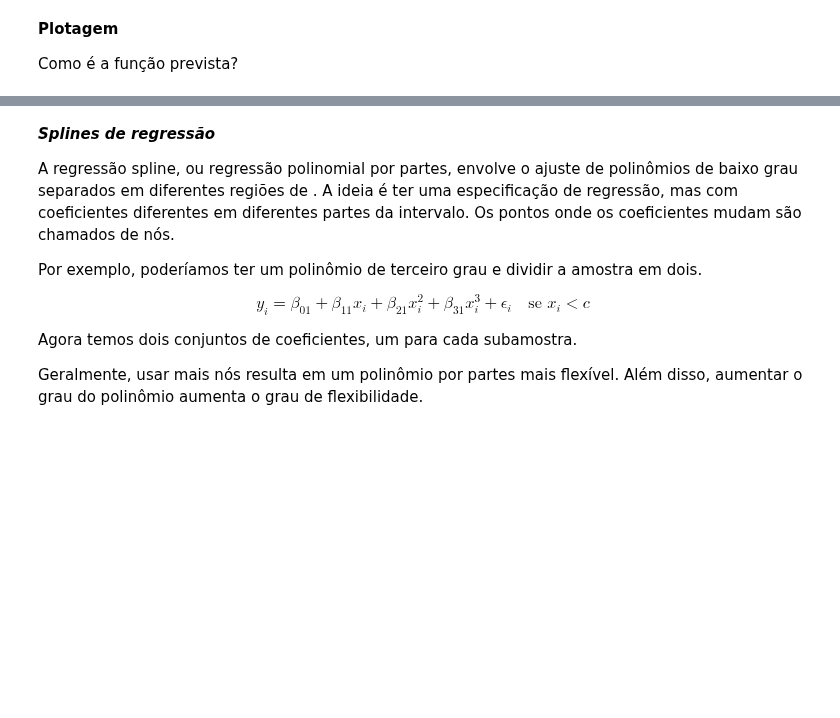
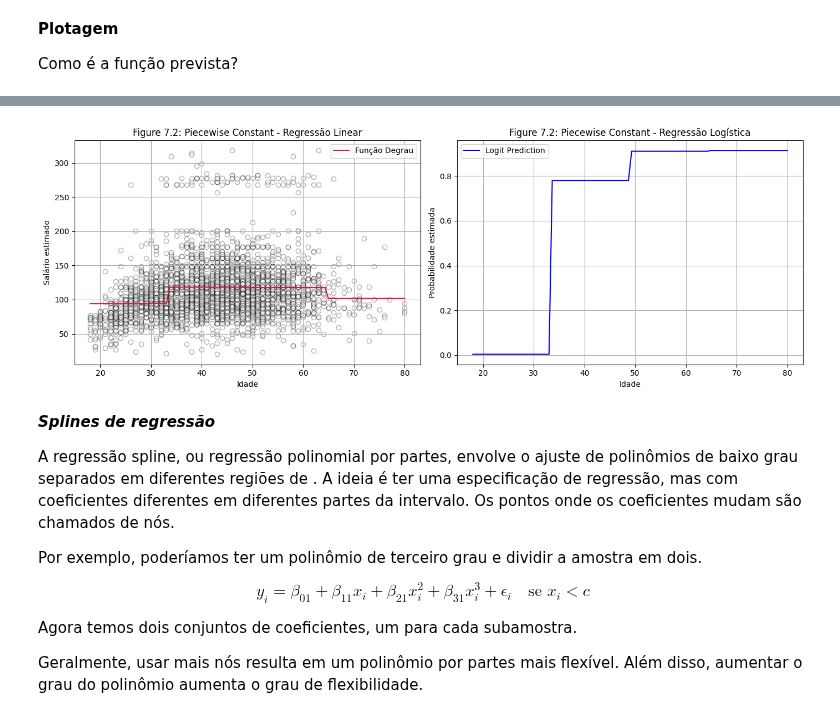
Before and after one commit to Daniel-Uhr/ComputationalEconomics_Notes, a Jupyter notebook: 10_NonLinearReg.ipynb, the cells around one changed output, grey strips where cells are left out. Cells and saved outputs as stored; diff of their text form; code cells hidden in the pictures; blank space fills up the shorter version.

```diff
--- a/10_NonLinearReg.ipynb
+++ b/10_NonLinearReg.ipynb
@@ -551,3 +672,32 @@ plot_predictions(X, y, x_grid, y_hat2, y01_hat2, 'Figure 7.2: Piecewise Constant
+# %%
+def plot_predictions(age, y_real, x_grid, y_hat_ols, y_hat_logit, title):
+    import matplotlib.pyplot as plt
+
+    fig, ax = plt.subplots(1, 2, figsize=(14, 5))
+
+    # Gráfico 1 - Regressão Linear (OLS)
+    ax[0].scatter(age, y_real, color='w', edgecolor='k', alpha=0.3)
+    ax[0].plot(x_grid, y_hat_ols, color='crimson', label='Função Degrau')
+    ax[0].set_title(title + ' - Regressão Linear')
+    ax[0].set_xlabel("Idade")
+    ax[0].set_ylabel("Salário estimado")
+    ax[0].grid(True)
+    ax[0].legend()
+
+    # Gráfico 2 - Regressão Logística (se for o caso)
+    ax[1].plot(x_grid, y_hat_logit, color='blue', label='Logit Prediction')
+    ax[1].set_title(title + ' - Regressão Logística')
+    ax[1].set_xlabel("Idade")
+    ax[1].set_ylabel("Probabilidade estimada")
+    ax[1].grid(True)
+    ax[1].legend()
+
+    plt.tight_layout()
+    plt.show()
+# %%
+plot_predictions(df["age"], y, x_grid, y_hat2, y01_hat2, 'Figure 7.2: Piecewise Constant')
+# %% [output]
+[figure, added]
 # %% [markdown]
 ***Splines de regressão***
 
```
Also changed, not shown: parts of 49 cells of this notebook.
